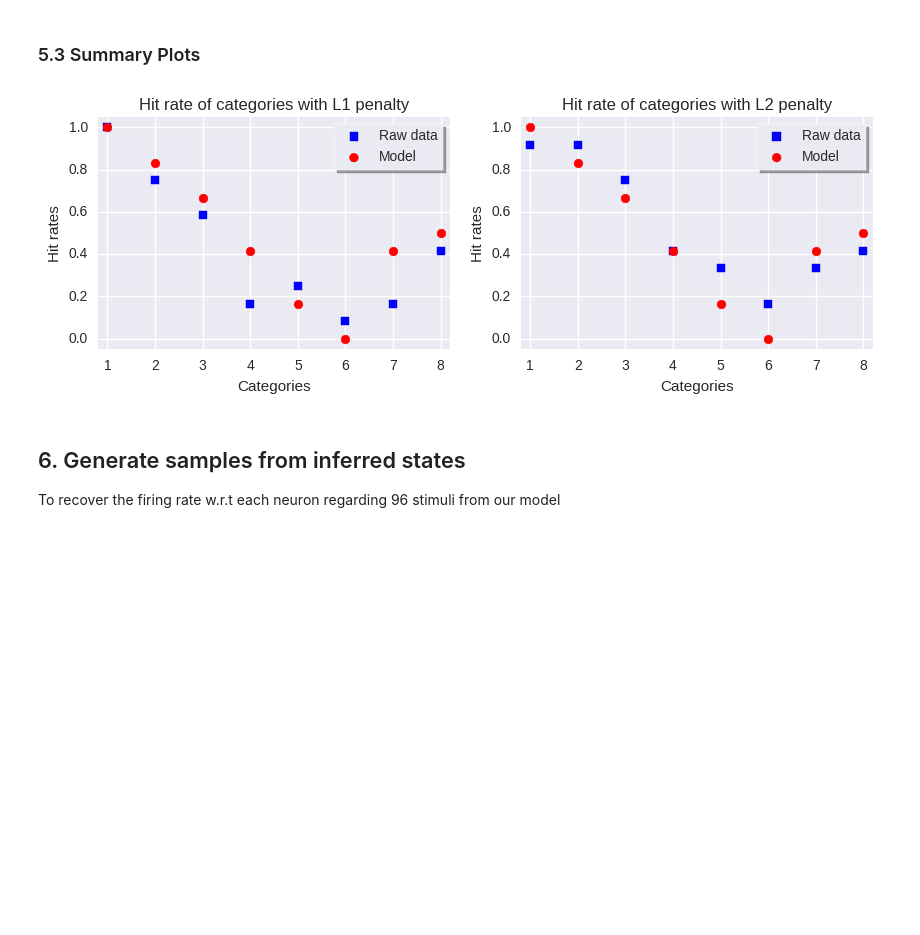
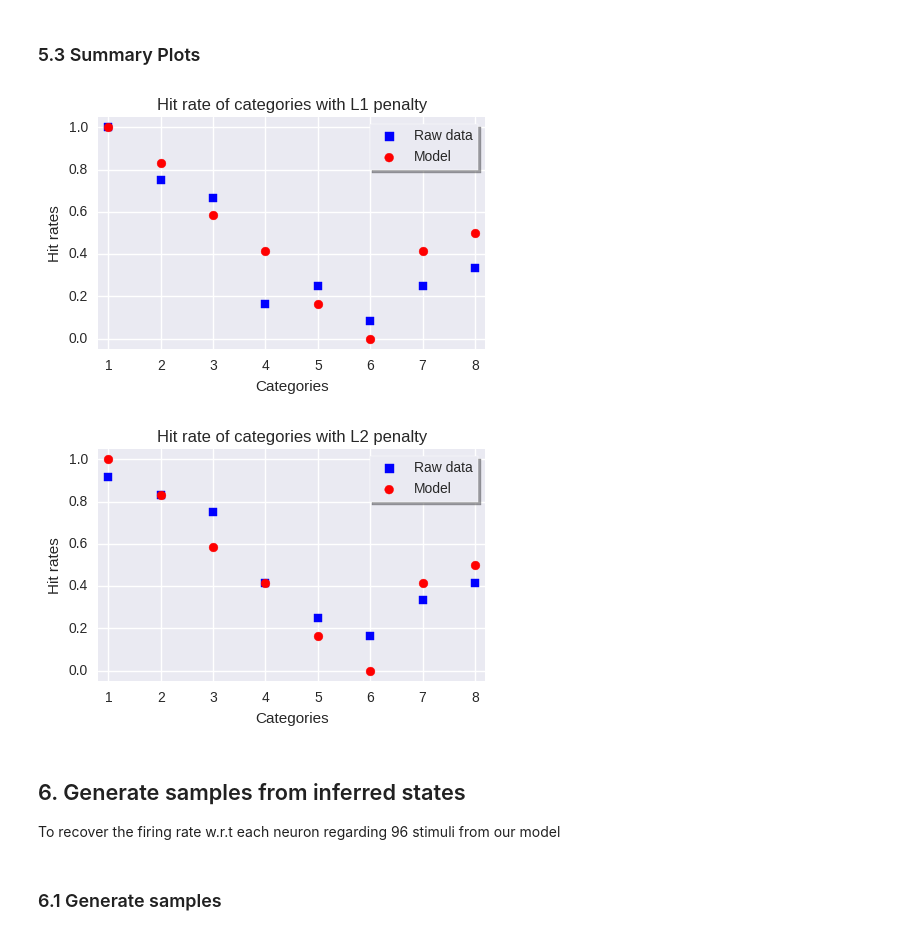
Before and after one commit to pearsonlab/spiketopics, a Jupyter notebook: experiments/imgclust/explore_inferred_states.ipynb, the cells around one changed output. Saved outputs shown, nothing was run; the diff lists cells and outputs as text; code cells hidden in the pictures; blank space fills up the shorter version.

```diff
--- a/experiments/imgclust/explore_inferred_states.ipynb
+++ b/experiments/imgclust/explore_inferred_states.ipynb
@@ -83,7 +83,7 @@ plt.stem(range(len(dfrel)), dfrel)
 
 Note: We packed model inference in a pickle file for conveniences; and the following part is to show the result.
 # %%
-infile = 'output/pickles/fitted_model_object3_od_06.pkl'
+infile = 'output/pickles/fitted_model_object3seed12345.pkl'
 
 # number of neurons & stimuli
 Nu = 56
@@ -596,7 +596,7 @@ dfdata = pd.DataFrame.from_records(tuplist, columns=names)
 dfdata = dfdata.sort_values(by=['movie', 'frame', 'trial', 'unit'])
 # %%
 dfstim = dfdata[dfdata['frame'] == 1]
-dfstim_group = dfstim.groupby(['movie', 'unit']).sum()
+dfstim_group = dfstim.groupby(['movie', 'unit']).mean() / dt
 dfstim_group = dfstim_group.reset_index()
 dfstim_group = dfstim_group.drop(['trial', 'frame'], axis=1)
 # %%
@@ -696,42 +696,46 @@ for start in range(8):
 # %% [markdown]
 ### 5.3 Summary Plots
 # %%
-plt.figure(figsize=(10, 3))
+#plt.figure(figsize=(5,3))
 
 if savefig:
     sns.set_context('talk')
     sns.set_style('white', {'axes.grid' : True})
 
-plt.subplot(1,2,1)
+plt.figure(figsize=(5, 3))
 axdata = plt.scatter(range(1, 9), hrate_data1, s=40, marker='s', color='b')
 axmodel = plt.scatter(range(1, 9), hrate_model1, s=40, color='r')
 plt.legend([axdata, axmodel], ['Raw data', 'Model'], frameon=True, shadow=True) # loc=[0.75, 0.8],
 plt.xlim(.8, 8.2)
 plt.ylim(-.05, 1.05)
 plt.xlabel('Categories')
 plt.ylabel('Hit rates')
 plt.title('Hit rate of categories with L1 penalty')
 
 if savefig:
-    plt.savefig('L1_hit_rate.svg', format="svg", bbox_inches='tight')
+    plt.savefig('l1_hit_rate_2way.svg', format="svg", bbox_inches='tight')
 
-plt.subplot(1,2,2)
+plt.figure(figsize=(5, 3))
 axdata = plt.scatter(range(1, 9), hrate_data2, s=40, marker='s', color='b')
 axmodel = plt.scatter(range(1, 9), hrate_model2, s=40, color='r')
 plt.legend([axdata, axmodel], ['Raw data', 'Model'], frameon=True, shadow=True) # loc=[0.75, 0.8],
 plt.xlim(.8, 8.2)
 plt.ylim(-.05, 1.05)
 plt.xlabel('Categories')
 plt.ylabel('Hit rates')
 plt.title('Hit rate of categories with L2 penalty')
+
 if savefig:
-    plt.savefig('L2_hit_rate.svg', format="svg", bbox_inches='tight')
+    plt.savefig('l2_hit_rate_2way.svg', format="svg", bbox_inches='tight')
 # %% [output]
-[figure, old version]
+[figure, new version]
+[figure, added]
 # %% [markdown]
 ## 6. Generate samples from inferred states
 
 To recover the firing rate w.r.t each neuron regarding 96 stimuli from our model
+# %% [markdown]
+### 6.1 Generate samples
 # %%
 snames = ['sig057a','sig065a','sig065b','sig066a','sig068a','sig068b','sig069a','sig070a','sig070b','sig072a',
 'sig073a','sig074a','sig074b','sig078a','sig080a','sig081a','sig082a','sig082b','sig083a','sig085a','sig086a',
```
Also changed, not shown: parts of 11 cells of this notebook.
